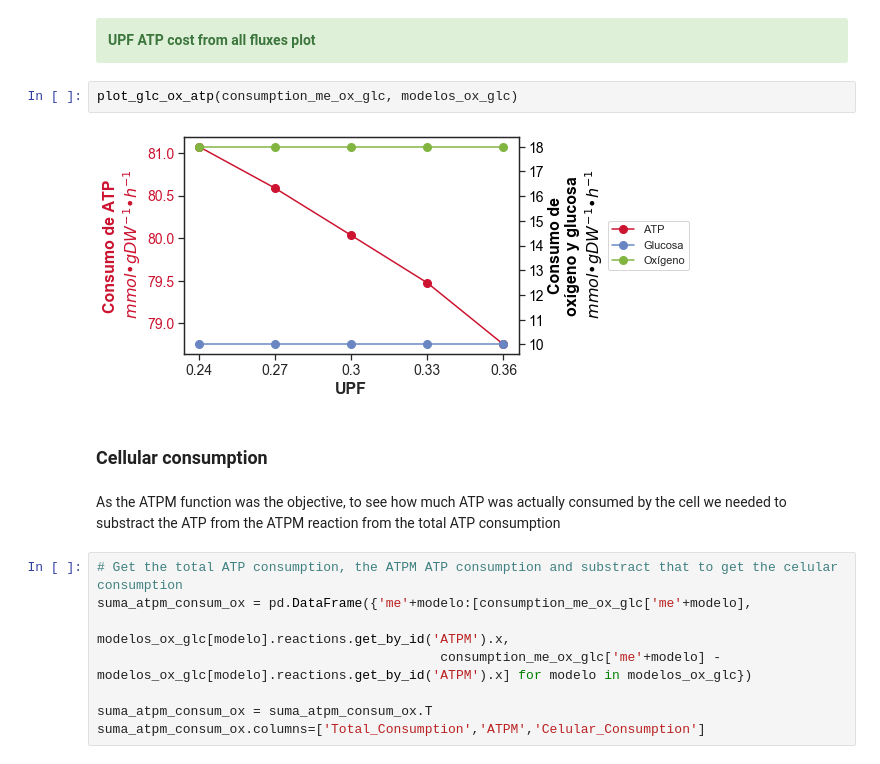
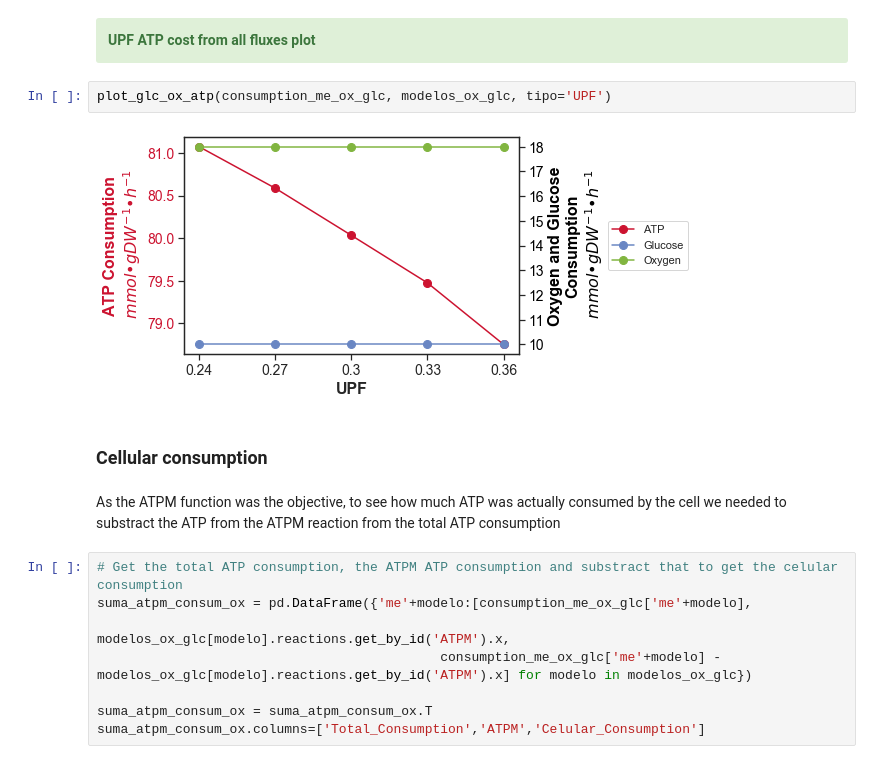
Before and after one commit to utrillalab/Cell_Resource_Minimization_Strategies, a Jupyter notebook: src/Energy.ipynb, the cells around one changed output. Cells and saved outputs as stored; diff of their text form.

```diff
--- a/src/Energy.ipynb
+++ b/src/Energy.ipynb
@@ -349,13 +349,13 @@ consumption_me_ox_glc, production_me_ox_glc = energy_per_model(modelos_ox_glc)
 <b>UPF ATP cost from all fluxes plot </b>
 </div>
 # %%
-plot_glc_ox_atp(consumption_me_ox_glc, modelos_ox_glc)
+plot_glc_ox_atp(consumption_me_ox_glc, modelos_ox_glc, tipo='UPF')
 # %% [output]
-[figure, old version]
+[figure, new version]
 # %% [markdown]
 ### Cellular consumption
-# %% [markdown]
-As the ATPM function was the objective, to see how much ATP was actually consumed by the cell we needed to substract the ATP from the ATPM reaction from the total ATP consumption
+# %% [markdown]
+As the ATPM function was the objective, to see how much ATP was actually consumed by the cell we needed to substract the ATP from the ATPM reaction from the total ATP consumption
 # %%
 # Get the total ATP consumption, the ATPM ATP consumption and substract that to get the celular consumption
 suma_atpm_consum_ox = pd.DataFrame({'me'+modelo:[consumption_me_ox_glc['me'+modelo],
```
Also changed, not shown: parts of 39 cells of this notebook.
